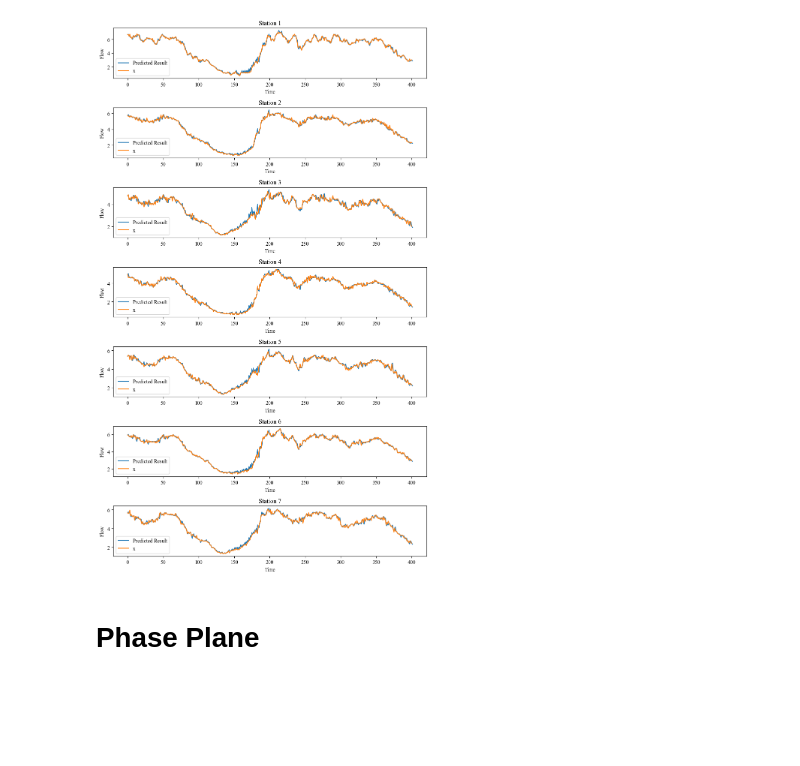
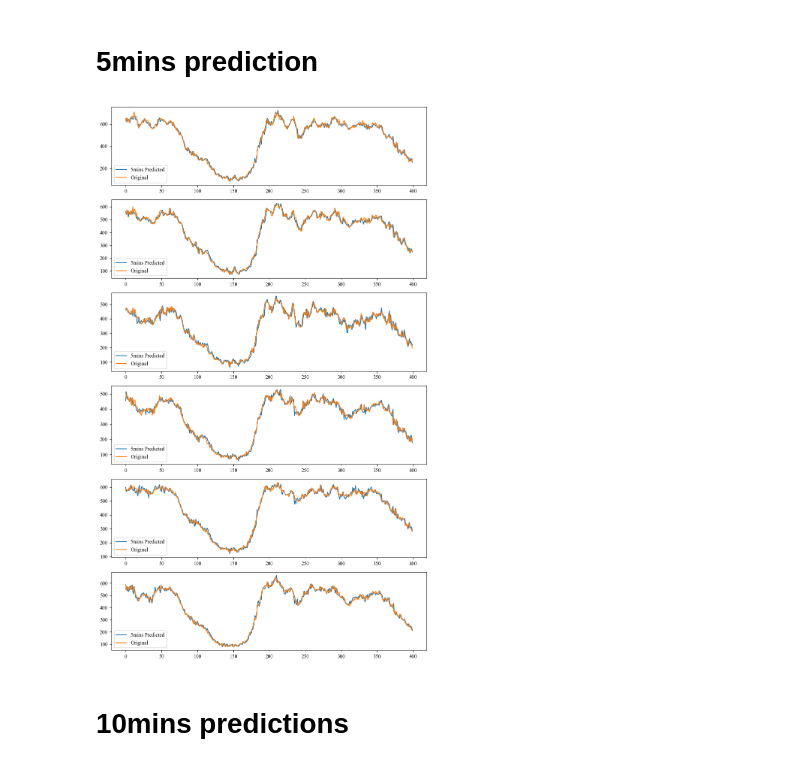
Before and after one commit to wzh96/Traffic_Network_Flow_Dynamics, a Jupyter notebook: Result_visualization.ipynb, the cells around one changed output. Saved outputs shown, nothing was run; the diff lists cells and outputs as text; code cells hidden in the pictures; blank space fills up the shorter version.

```diff
--- a/Result_visualization.ipynb
+++ b/Result_visualization.ipynb
@@ -11,7 +7,6 @@ params['latent_dim'] = 10
 # %%
-with open('Results/final_output.pkl', 'rb') as f:
+with open('Results/Model1_Linear_6stations/final_output.pkl', 'rb') as f:
     results = pickle.load(f)
-
 X_ori = results['x'].cpu().detach().numpy()
 dx_ori = results['dx'].cpu().detach().numpy()
 z = results['z'].cpu().detach().numpy()
@@ -99,32 +98,23 @@ from sindy_utils import sindy_library
+# %% [markdown]
+# 5mins prediction
+# %%
+from sindy_utils import sindy_library
+sim_result_1 = np.zeros(z.shape)
+sim_result_2 = np.zeros(z.shape)
 # %%
-for t in range(0,total_sim_timestep, total_pred_step+1):
-    z_init = z[t,:].reshape(1,-1)
-    sim_result[t,:] = z_init
-    for i in range(total_pred_step):
-        Theta_curr = sindy_library(z_init,2,False)
-        dz_curr = np.matmul(Theta_curr,sindy_coeff)
-        z_new = z_init + dz_curr
-        sim_result[t+i+1,:] = z_new
-        z_init = np.array(z_new)
+for t in range(z.shape[0]):
+    z_current = z[t,:].reshape(1,-1)
+    Theta_curr = sindy_library(z_current,2,False)
+    dz_curr = np.matmul(Theta_curr, sindy_coeff)
+    z_next = z_current + dz_curr
+    sim_result_1[t,:] = z_next
 # %%
-fig, axs = plt.subplots(nrows=X_ori.shape[1], ncols=1, figsize=(9, 15))
-
-# Plot each column in a separate subplot
-for i in range(X_ori.shape[1]):
-    axs[i].plot(sim_result[:, i], label = 'Predicted Result')
-    axs[i].plot(z[:,i], label = 'x')
+fig, axs = plt.subplots(nrows=params['partial_measurement'], ncols=1, figsize=(9, 15))
+for i in range(params['partial_measurement']):
+    axs[i].plot(100*sim_result_1[:-1, i], "-", label = '5mins Predicted')
+    axs[i].plot(100*z[1:,i], "-", label = 'Original')
     axs[i].legend()
-
-# Add titles and axis labels to the subplots
-for i, ax in enumerate(axs):
-    ax.set_title(f'Station {i+1}')
-    ax.set_xlabel('Time')
-    ax.set_ylabel('Flow')
-
-# Show the figure
 plt.tight_layout()
 plt.show()
 # %% [output]
-[figure, old version]
+[figure, new version]
-# %% [markdown]
-# Phase Plane
@@ -130,0 +132,2 @@ plt.show()
+# %% [markdown]
+# 10mins predictions
```
Also changed, not shown: parts of 19 cells of this notebook, 14 other files.
